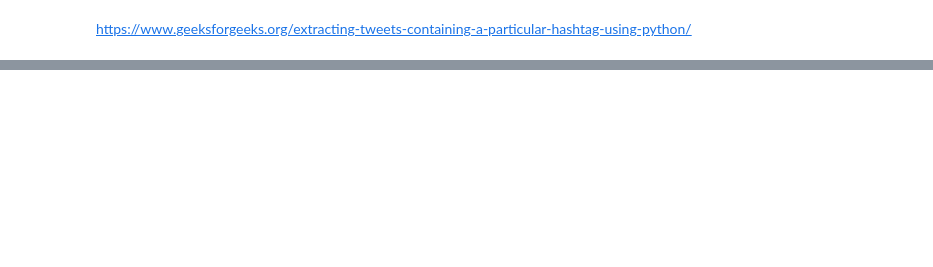
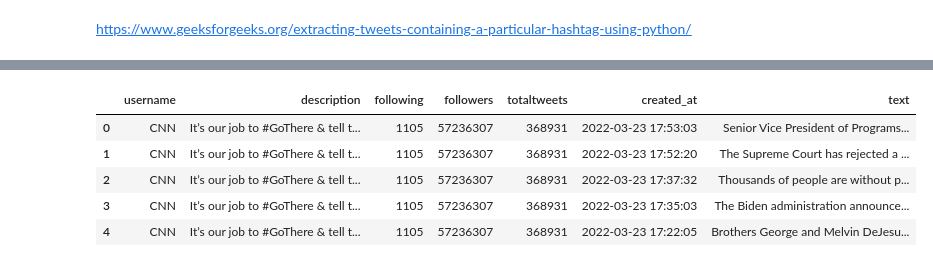
Before and after one commit to ajgeglio/Text-Mining-and-Classification-of-Twitter-Data, a Jupyter notebook: Main.ipynb, the cells around one changed output, grey strips where cells are left out. Saved outputs shown, nothing was run; the diff lists cells and outputs as text; code cells hidden in the pictures; blank space fills up the shorter version.

```diff
--- a/Main.ipynb
+++ b/Main.ipynb
@@ -75,4 +85,4 @@ uploaded = files.upload()
 # %%
-with open("keys.json") as f:
-  keys = json.load(f)
+# with open("keys.json") as f:
+#   keys = json.load(f)
 # %% [markdown]
@@ -487,0 +228,6 @@ plt.xticks(rotation = 90)
+# %%
+# Create the list of pickle files
+file_list = [f for f in os.listdir() if f[-3:]=='pkl']
+# the n sample count I chose for each source
+sample_counts = [cnn_n, oni_n, bev_n, spf_n, ecn_n, bbc_n, nyt_n, bab_n]
+file_list
@@ -487,0 +265,9 @@ plt.xticks(rotation = 90)
+# %%
+df1.head()
+# %% [output]
+|  | username | description | following | followers | totaltweets | created_at | text |
+| 0 | CNN | It’s our job to #GoThere & tell t... | 1105 | 57236307 | 368931 | 2022-03-23 17:53:03 | Senior Vice President of Programs... |
+| 1 | CNN | It’s our job to #GoThere & tell t... | 1105 | 57236307 | 368931 | 2022-03-23 17:52:20 | The Supreme Court has rejected a ... |
+| 2 | CNN | It’s our job to #GoThere & tell t... | 1105 | 57236307 | 368931 | 2022-03-23 17:37:32 | Thousands of people are without p... |
+| 3 | CNN | It’s our job to #GoThere & tell t... | 1105 | 57236307 | 368931 | 2022-03-23 17:35:03 | The Biden administration announce... |
+| 4 | CNN | It’s our job to #GoThere & tell t... | 1105 | 57236307 | 368931 | 2022-03-23 17:22:05 | Brothers George and Melvin DeJesu... |
```
Also changed, not shown: parts of 77 cells of this notebook.
